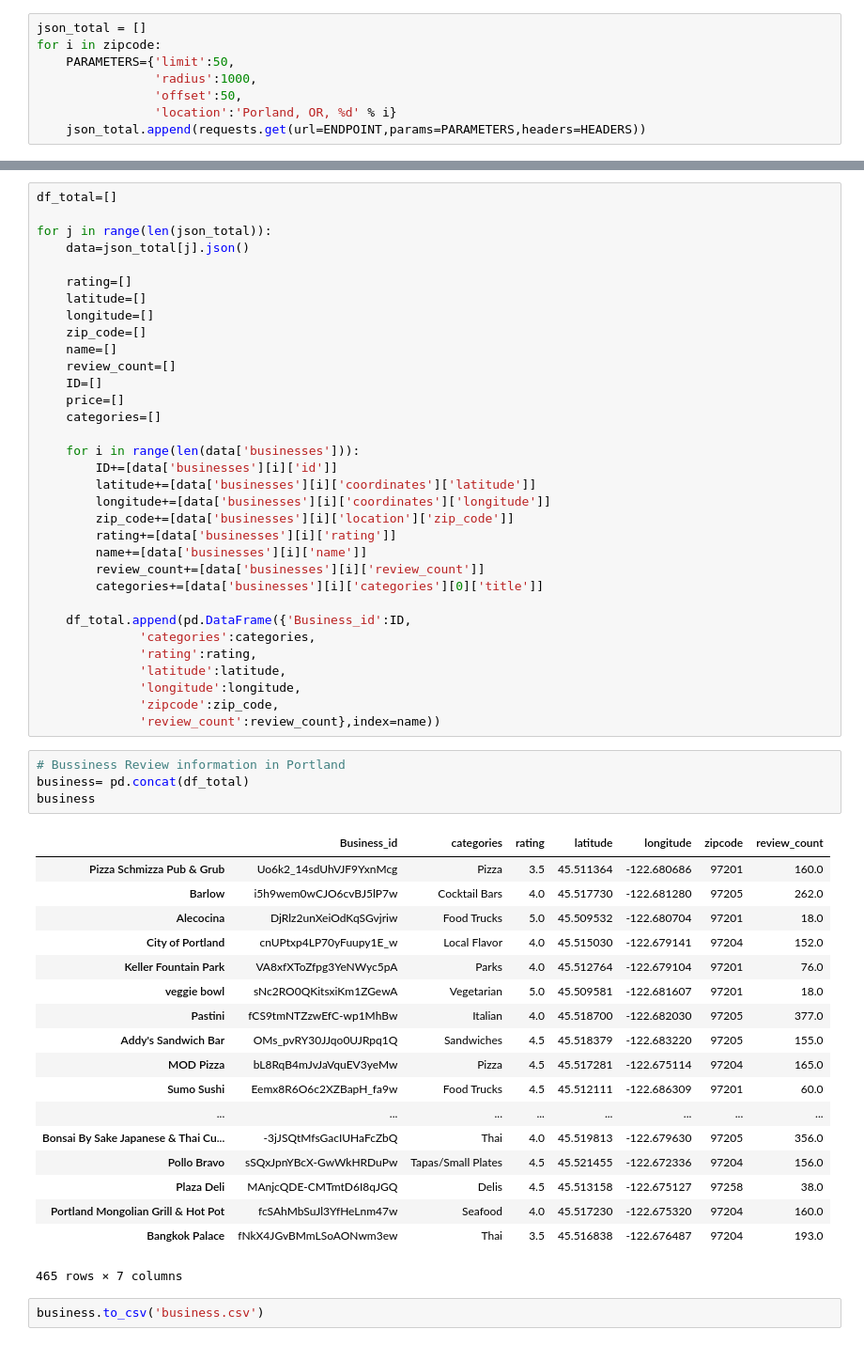
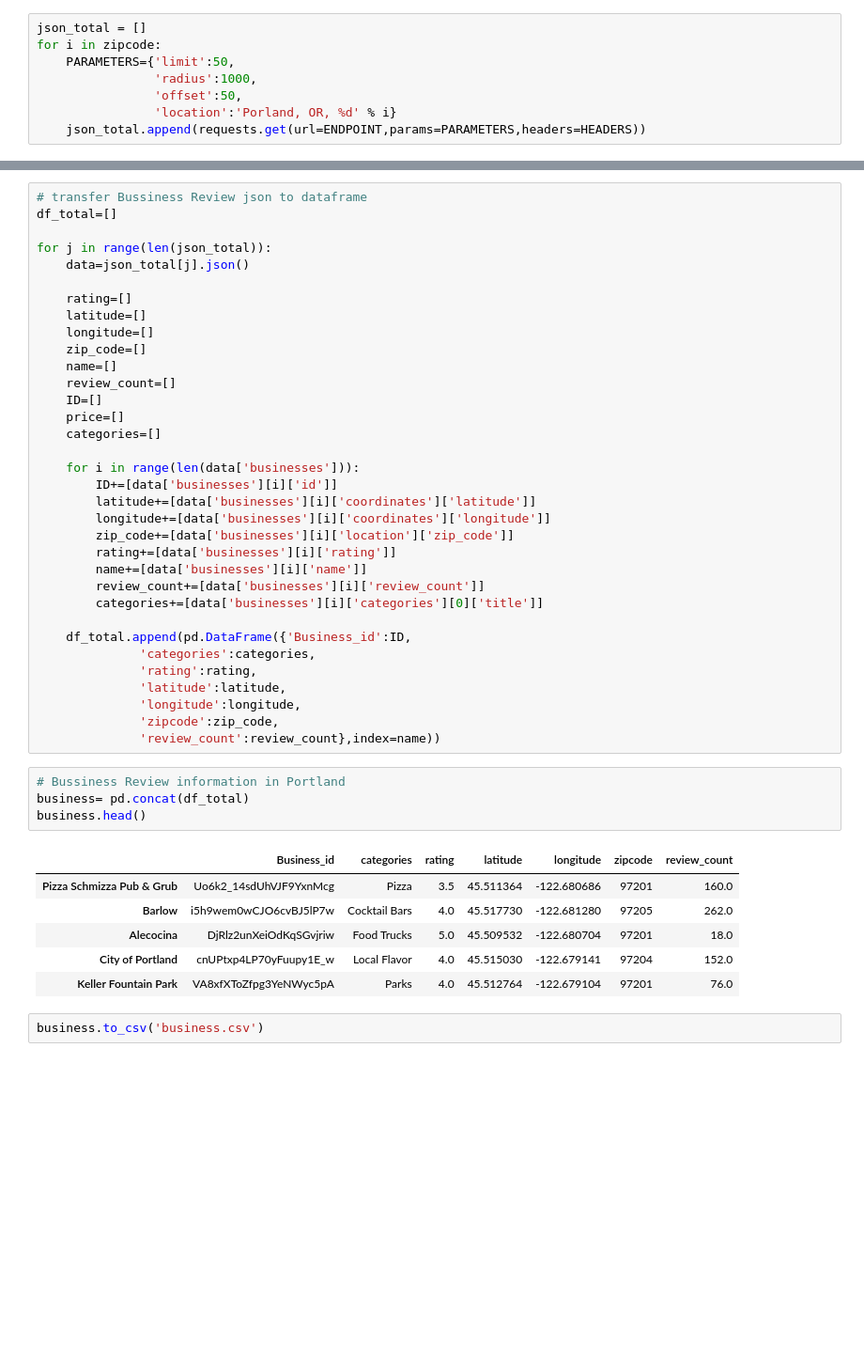
Before and after one commit to JasonZhangzy1757/CUSP-Capstone, a Jupyter notebook: User requirements_Portland.ipynb, the cells around one changed output, grey strips where cells are left out. Shown: that part at 94% size. Saved outputs shown, nothing was run; the diff lists cells and outputs as text; blank space fills up the shorter version.

```diff
--- a/User requirements_Portland.ipynb
+++ b/User requirements_Portland.ipynb
@@ -78,4 +58,5 @@ json_total[11].json()
 # %%
+# transfer Bussiness Review json to dataframe
 df_total=[]
 
 for j in range(len(json_total)):
@@ -111,26 +92,14 @@ for j in range(len(json_total)):
 # %%
 # Bussiness Review information in Portland
 business= pd.concat(df_total)
-business
+business.head()
 # %% [output]
 |  | Business_id | categories | rating | latitude | longitude | zipcode | review_count |
 | Pizza Schmizza Pub & Grub | Uo6k2_14sdUhVJF9YxnMcg | Pizza | 3.5 | 45.511364 | -122.680686 | 97201 | 160.0 |
 | Barlow | i5h9wem0wCJO6cvBJ5lP7w | Cocktail Bars | 4.0 | 45.517730 | -122.681280 | 97205 | 262.0 |
 | Alecocina | DjRlz2unXeiOdKqSGvjriw | Food Trucks | 5.0 | 45.509532 | -122.680704 | 97201 | 18.0 |
 | City of Portland | cnUPtxp4LP70yFuupy1E_w | Local Flavor | 4.0 | 45.515030 | -122.679141 | 97204 | 152.0 |
 | Keller Fountain Park | VA8xfXToZfpg3YeNWyc5pA | Parks | 4.0 | 45.512764 | -122.679104 | 97201 | 76.0 |
-| veggie bowl | sNc2RO0QKitsxiKm1ZGewA | Vegetarian | 5.0 | 45.509581 | -122.681607 | 97201 | 18.0 |
-| Pastini | fCS9tmNTZzwEfC-wp1MhBw | Italian | 4.0 | 45.518700 | -122.682030 | 97205 | 377.0 |
-| Addy's Sandwich Bar | OMs_pvRY30JJqo0UJRpq1Q | Sandwiches | 4.5 | 45.518379 | -122.683220 | 97205 | 155.0 |
-| MOD Pizza | bL8RqB4mJvJaVquEV3yeMw | Pizza | 4.5 | 45.517281 | -122.675114 | 97204 | 165.0 |
-| Sumo Sushi | Eemx8R6O6c2XZBapH_fa9w | Food Trucks | 4.5 | 45.512111 | -122.686309 | 97201 | 60.0 |
-| ... | ... | ... | ... | ... | ... | ... | ... |
-| Bonsai By Sake Japanese & Thai Cu... | -3jJSQtMfsGacIUHaFcZbQ | Thai | 4.0 | 45.519813 | -122.679630 | 97205 | 356.0 |
-| Pollo Bravo | sSQxJpnYBcX-GwWkHRDuPw | Tapas/Small Plates | 4.5 | 45.521455 | -122.672336 | 97204 | 156.0 |
-| Plaza Deli | MAnjcQDE-CMTmtD6I8qJGQ | Delis | 4.5 | 45.513158 | -122.675127 | 97258 | 38.0 |
-| Portland Mongolian Grill & Hot Pot | fcSAhMbSuJl3YfHeLnm47w | Seafood | 4.0 | 45.517230 | -122.675320 | 97204 | 160.0 |
-| Bangkok Palace | fNkX4JGvBMmLSoAONwm3ew | Thai | 3.5 | 45.516838 | -122.676487 | 97204 | 193.0 |
-465 rows × 7 columns
 # %%
 business.to_csv('business.csv')
 # %% [markdown]
```
Also changed, not shown: parts of 32 cells of this notebook.
